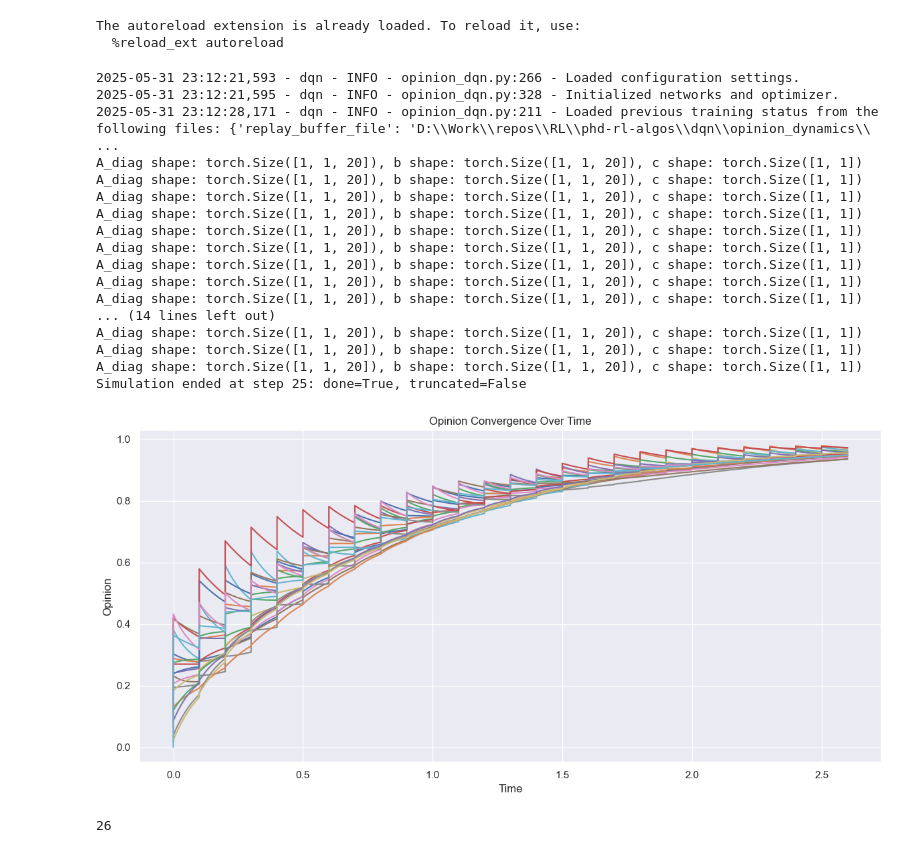
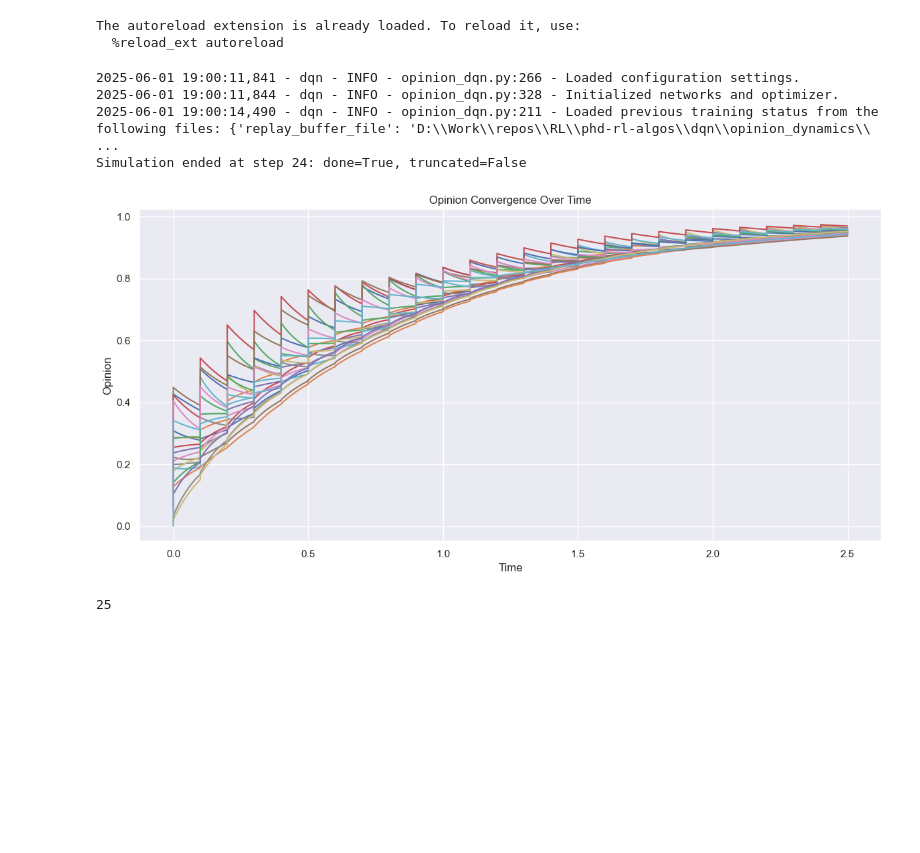
Before and after one commit to mariusdgm/phd-rl-algos, a Jupyter notebook: dqn/opinion_dynamics/experiments/agent_eval.ipynb, the cells around one changed output. Cells and saved outputs as stored; diff of their text form; code cells hidden in the pictures; blank space fills up the shorter version.

```diff
--- a/dqn/opinion_dynamics/experiments/agent_eval.ipynb
+++ b/dqn/opinion_dynamics/experiments/agent_eval.ipynb
@@ -115,51 +115,39 @@ def run_policy_agent(agent, max_steps=1000):
 # %%
 # best performing
 # exp_subdir = r"D:\Work\repos\RL\phd-rl-algos\dqn\opinion_dynamics\experiments\results\2025Apr22-104437_configs\0003_agent_params.args_.action_w_noise_amplitude_0.6\0"
 
 # last run
 # exp_subdir = r"D:\Work\repos\RL\phd-rl-algos\dqn\opinion_dynamics\experiments\results\2025May02-101004_configs\0025_optim.args_.eps_1e-07__optim.args_.lr_1e-05__agent_params.args_.target_model_update_freq_500__agent_params.args_.training_freq_4__agent_params.args_.batch_size_32__agent_params.args_.action_w_noise_amplitude_0.3\1" # excellent run
 
+# was a decent run
+# exp_subdir = r"D:\Work\repos\RL\phd-rl-algos\dqn\opinion_dynamics\experiments\results\2025May29-012929_configs\0000_optim.args_.lr_1e-05__agent_params.args_.action_w_noise_amplitude_0.5__agent_params.args_.target_model_update_freq_1000\1"
 
-exp_subdir = r"D:\Work\repos\RL\phd-rl-algos\dqn\opinion_dynamics\experiments\results\2025May29-012929_configs\0000_optim.args_.lr_1e-05__agent_params.args_.action_w_noise_amplitude_0.5__agent_params.args_.target_model_update_freq_1000\1"
-
+exp_subdir = r"D:\Work\repos\RL\phd-rl-algos\dqn\opinion_dynamics\experiments\results\2025Jun01-133505_configs\0002_optim.args_.betas__0.5__0.999_\1"
 
 agent = instantiate_agent(exp_subdir)
 
 max_steps = 30
 states, times, rewards, actions = run_policy_agent(agent, max_steps=max_steps)
 
 interpolated_states, interpolated_times = interpolate_opinion_trajectory(
     env=agent.validation_env,
     opinions_over_time=states,
     actions=actions,
     n_substeps=10,  # increase for smoother curves
 )
 
 # Plot the smooth trajectory
 plot_opinions_over_time(interpolated_states, interpolated_times)
 # %% [output]
-2025-05-31 23:12:21,593 - dqn - INFO - opinion_dqn.py:266 - Loaded configuration settings.
-2025-05-31 23:12:21,595 - dqn - INFO - opinion_dqn.py:328 - Initialized networks and optimizer.
-2025-05-31 23:12:28,171 - dqn - INFO - opinion_dqn.py:211 - Loaded previous training status from the following files: {'replay_buffer_file': 'D:\\Work\\repos\\RL\\phd-rl-algos\\dqn\\opinion_dynamics\\ ...
-A_diag shape: torch.Size([1, 1, 20]), b shape: torch.Size([1, 1, 20]), c shape: torch.Size([1, 1])
-A_diag shape: torch.Size([1, 1, 20]), b shape: torch.Size([1, 1, 20]), c shape: torch.Size([1, 1])
-A_diag shape: torch.Size([1, 1, 20]), b shape: torch.Size([1, 1, 20]), c shape: torch.Size([1, 1])
-A_diag shape: torch.Size([1, 1, 20]), b shape: torch.Size([1, 1, 20]), c shape: torch.Size([1, 1])
-A_diag shape: torch.Size([1, 1, 20]), b shape: torch.Size([1, 1, 20]), c shape: torch.Size([1, 1])
-A_diag shape: torch.Size([1, 1, 20]), b shape: torch.Size([1, 1, 20]), c shape: torch.Size([1, 1])
-A_diag shape: torch.Size([1, 1, 20]), b shape: torch.Size([1, 1, 20]), c shape: torch.Size([1, 1])
-A_diag shape: torch.Size([1, 1, 20]), b shape: torch.Size([1, 1, 20]), c shape: torch.Size([1, 1])
-A_diag shape: torch.Size([1, 1, 20]), b shape: torch.Size([1, 1, 20]), c shape: torch.Size([1, 1])
-... (14 lines left out)
-A_diag shape: torch.Size([1, 1, 20]), b shape: torch.Size([1, 1, 20]), c shape: torch.Size([1, 1])
-A_diag shape: torch.Size([1, 1, 20]), b shape: torch.Size([1, 1, 20]), c shape: torch.Size([1, 1])
-A_diag shape: torch.Size([1, 1, 20]), b shape: torch.Size([1, 1, 20]), c shape: torch.Size([1, 1])
-Simulation ended at step 25: done=True, truncated=False
+2025-06-01 19:00:11,841 - dqn - INFO - opinion_dqn.py:266 - Loaded configuration settings.
+2025-06-01 19:00:11,844 - dqn - INFO - opinion_dqn.py:328 - Initialized networks and optimizer.
+2025-06-01 19:00:14,490 - dqn - INFO - opinion_dqn.py:211 - Loaded previous training status from the following files: {'replay_buffer_file': 'D:\\Work\\repos\\RL\\phd-rl-algos\\dqn\\opinion_dynamics\\ ...
+Simulation ended at step 24: done=True, truncated=False
-[figure, old version]
+[figure, new version]
 # %%
 len(actions)
 # %% [output]
-26
+25
 # %%
 plot_action_heatmap(actions)
 # %% [output]
```
Also changed, not shown: parts of 5 cells of this notebook, 7 other files.
